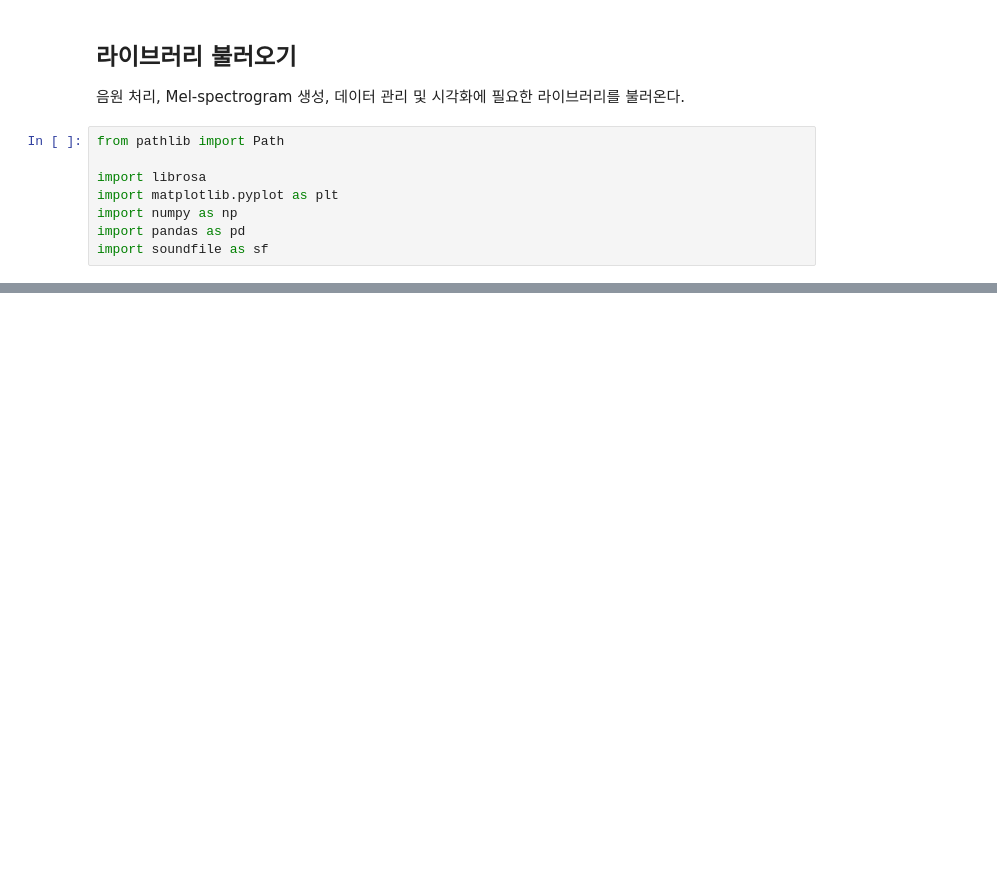
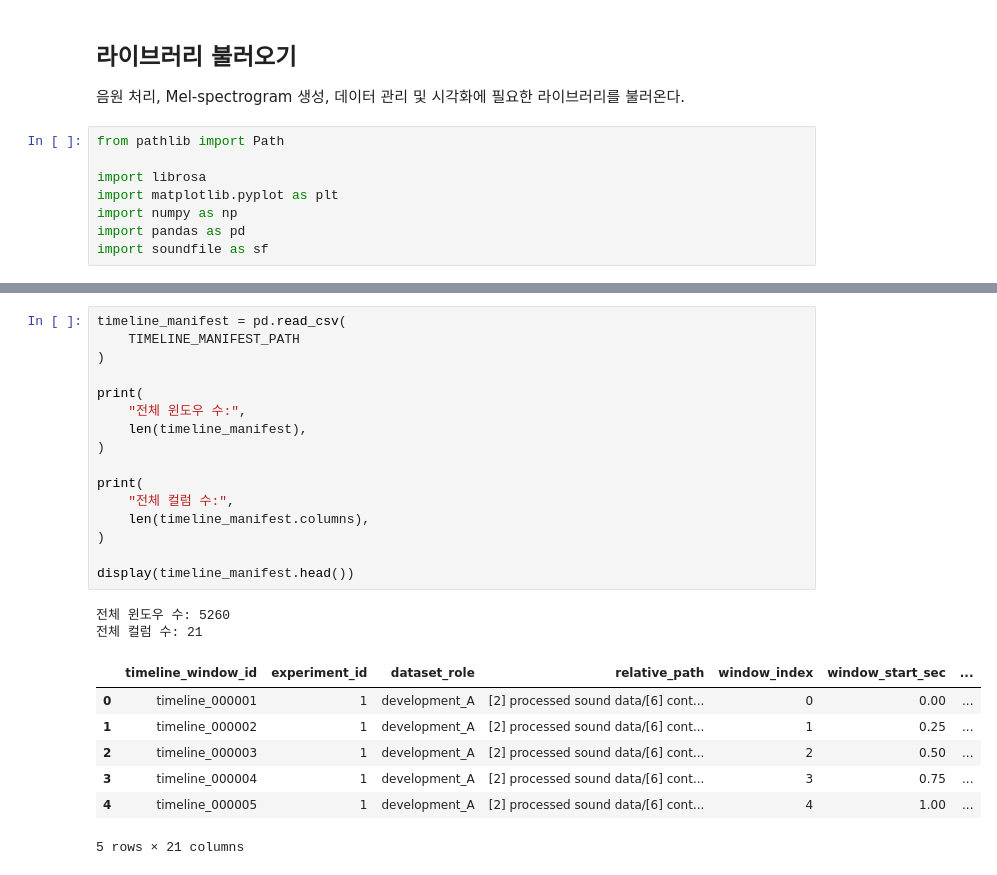
Before and after one commit to tnwlvos/Purdue-AI-education-Muchine-Learning-, a Jupyter notebook: FSSW_Audio_Classification.ipynb, the cells around one changed output, grey strips where cells are left out. Drawn from its saved outputs; the diff is of its cells as text; blank space fills up the shorter version.

```diff
--- a/FSSW_Audio_Classification.ipynb
+++ b/FSSW_Audio_Classification.ipynb
@@ -1562,0 +101,26 @@ display(cross_validation_experiment_results)
+# %%
+timeline_manifest = pd.read_csv(
+    TIMELINE_MANIFEST_PATH
+)
+
+print(
+    "전체 윈도우 수:",
+    len(timeline_manifest),
+)
+
+print(
+    "전체 컬럼 수:",
+    len(timeline_manifest.columns),
+)
+
+display(timeline_manifest.head())
+# %% [output]
+전체 윈도우 수: 5260
+전체 컬럼 수: 21
+|  | timeline_window_id | experiment_id | dataset_role | relative_path | window_index | window_start_sec | ... |
+| 0 | timeline_000001 | 1 | development_A | [2] processed sound data/[6] cont... | 0 | 0.00 | ... |
+| 1 | timeline_000002 | 1 | development_A | [2] processed sound data/[6] cont... | 1 | 0.25 | ... |
+| 2 | timeline_000003 | 1 | development_A | [2] processed sound data/[6] cont... | 2 | 0.50 | ... |
+| 3 | timeline_000004 | 1 | development_A | [2] processed sound data/[6] cont... | 3 | 0.75 | ... |
+| 4 | timeline_000005 | 1 | development_A | [2] processed sound data/[6] cont... | 4 | 1.00 | ... |
+5 rows × 21 columns
```
Also changed, not shown: parts of 78 cells of this notebook.
